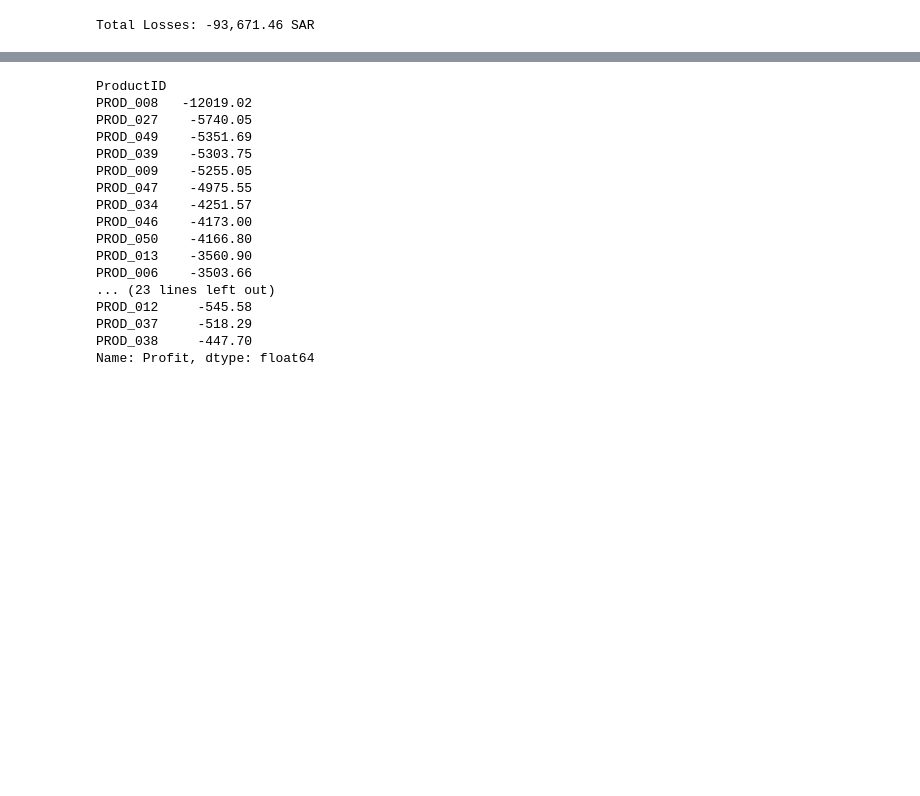
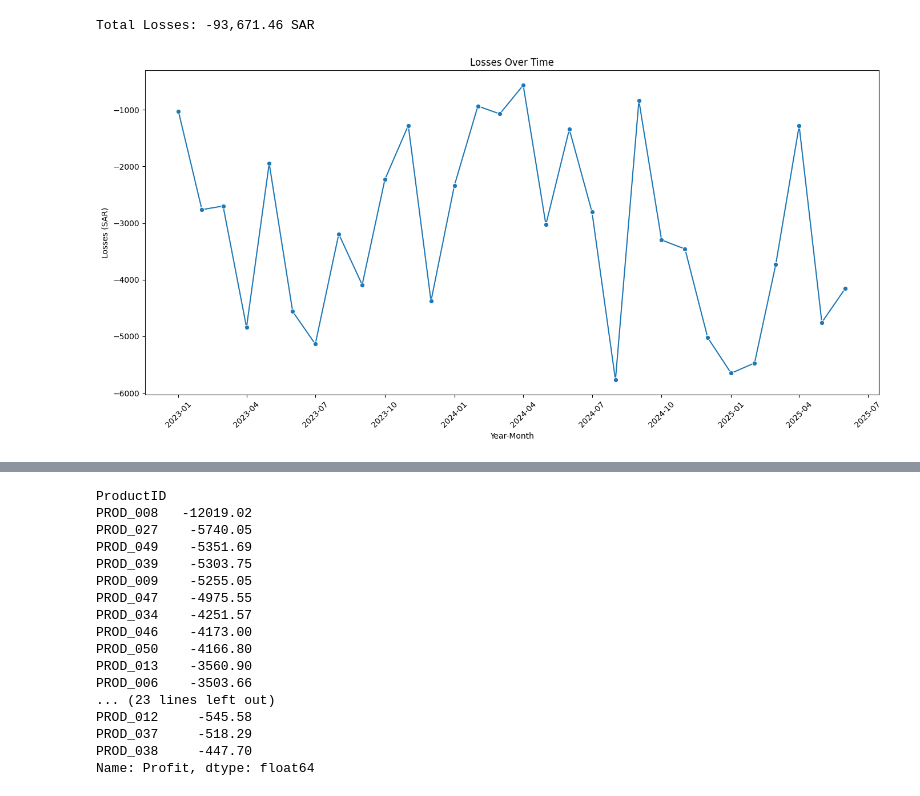
Before and after one commit to amr-salah92/Kenvue-Trade-Promo-Effectiveness-Report, a Jupyter notebook: Kenvue.ipynb, the cells around one changed output, grey strips where cells are left out. Cells and saved outputs as stored; diff of their text form; code cells hidden in the pictures; blank space fills up the shorter version.

```diff
--- a/Kenvue.ipynb
+++ b/Kenvue.ipynb
@@ -1114,3 +1114,16 @@ Total_Losses = losses['Profit'].sum()
 print("Total Losses:", f"{round(Total_Losses, 2):,}", "SAR")
 # %% [output]
 Total Losses: -93,671.46 SAR
+# %%
+# Line chart: Net Sales over time
+monthly_sales = losses.groupby('YearMonth')['Profit'].sum().reset_index()
+plt.figure(figsize=(14, 7))
+sns.lineplot(data=monthly_sales, x='YearMonth', y='Profit', marker='o')
+plt.title('Losses Over Time')
+plt.xlabel('Year-Month')
+plt.ylabel('Losses (SAR)')
+plt.xticks(rotation=45)
+plt.tight_layout()
+plt.show()
+# %% [output]
+[figure, added]
```
Also changed, not shown: parts of 2 cells of this notebook.
